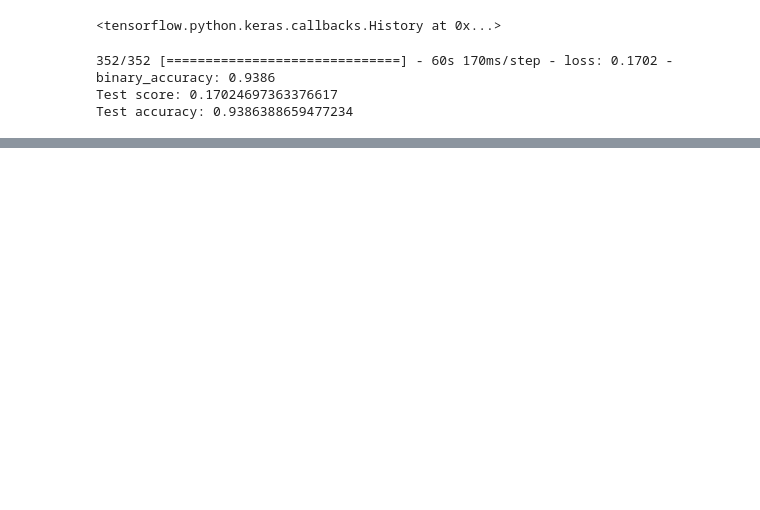
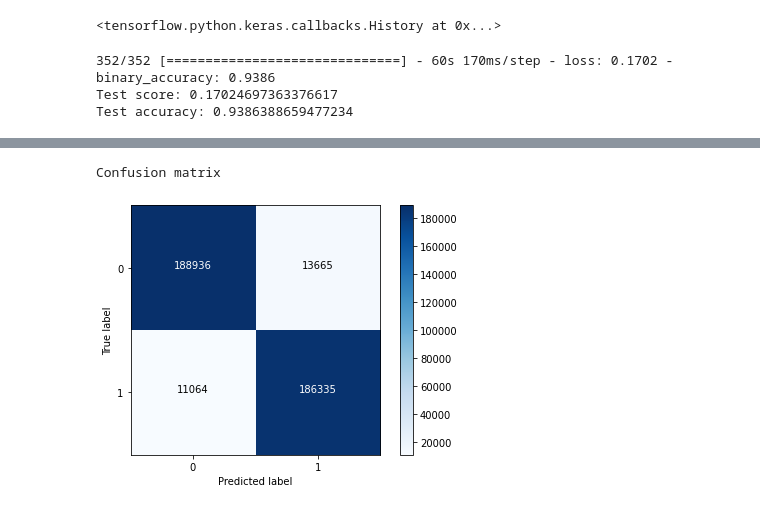
Before and after one commit to amarsinghen/amazon-reviews-sentiment-analysis, a Jupyter notebook: amazon_reviews_sentiment_analysis_basic_model_glove_embedding.ipynb, the cells around one changed output, grey strips where cells are left out. Saved outputs shown, nothing was run; the diff lists cells and outputs as text; code cells hidden in the pictures; blank space fills up the shorter version.

Commit message:
Test results evaluation metrics

```diff
--- a/amazon_reviews_sentiment_analysis_basic_model_glove_embedding.ipynb
+++ b/amazon_reviews_sentiment_analysis_basic_model_glove_embedding.ipynb
@@ -249,0 +270,6 @@ Test accuracy: 0.9386388659477234
+# %%
+testing_padded = np.array(X_test)
+test_labels = np.array(test_labels)
+# %%
+saved_model_path = '/content/drive/My Drive/kaggle/amazon-reviews-sentiment-analysis/early_weights.hdf5'
+loaded_model =  tf.keras.models.load_model(saved_model_path)
@@ -249,0 +284,3 @@ Test accuracy: 0.9386388659477234
+# %%
+y_pred = loaded_model.predict(testing_padded)
+print(y_pred)
@@ -249,0 +307,21 @@ Test accuracy: 0.9386388659477234
+# %%
+print("\nConfusion matrix")
+conf_matrix = confusion_matrix(y_pred.round(), test_labels)
+plt.imshow(conf_matrix, cmap=plt.cm.Blues, interpolation='nearest')
+tick_marks = np.arange(2)
+classes = ["0","1"]
+plt.xticks(tick_marks, classes)
+plt.yticks(tick_marks, classes)
+thresho = conf_matrix.max() / 2.
+# The below for loop helps to add numbers in the boxes
+for k, j in itertools.product(range(conf_matrix.shape[0]), range(conf_matrix.shape[1])):
+    plt.text(j, k, conf_matrix[k, j], horizontalalignment="center", color="white" if conf_matrix[k, j] > thresho else "black")
+
+plt.tight_layout()
+plt.ylabel('True label')
+plt.xlabel('Predicted label')
+plt.colorbar()
+plt.show()
+# %% [output]
+Confusion matrix
+[figure, added]
```
Also changed, not shown: parts of 12 cells of this notebook.
